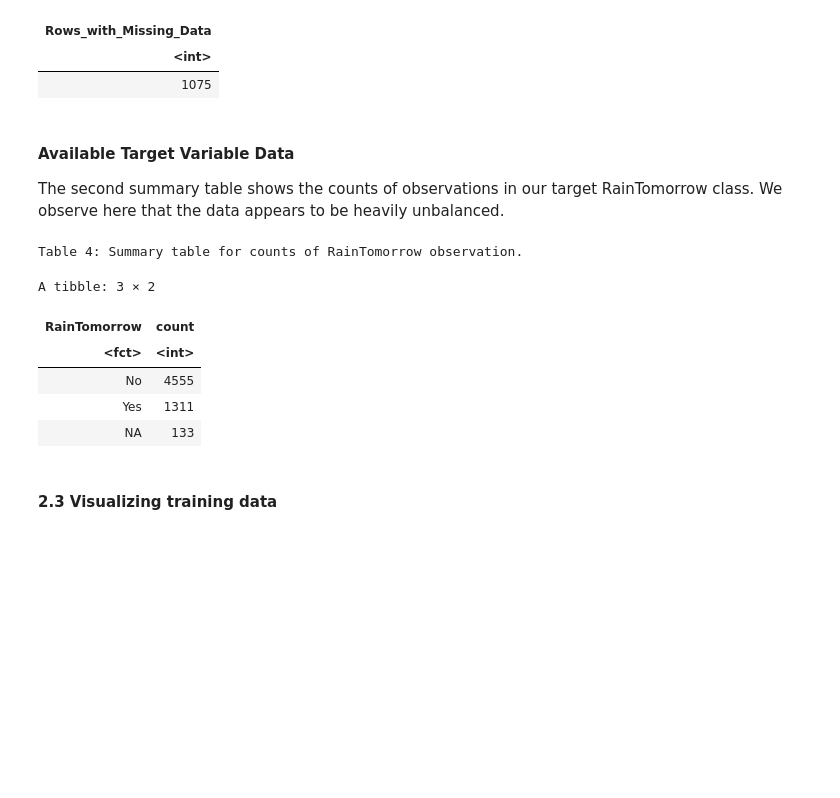
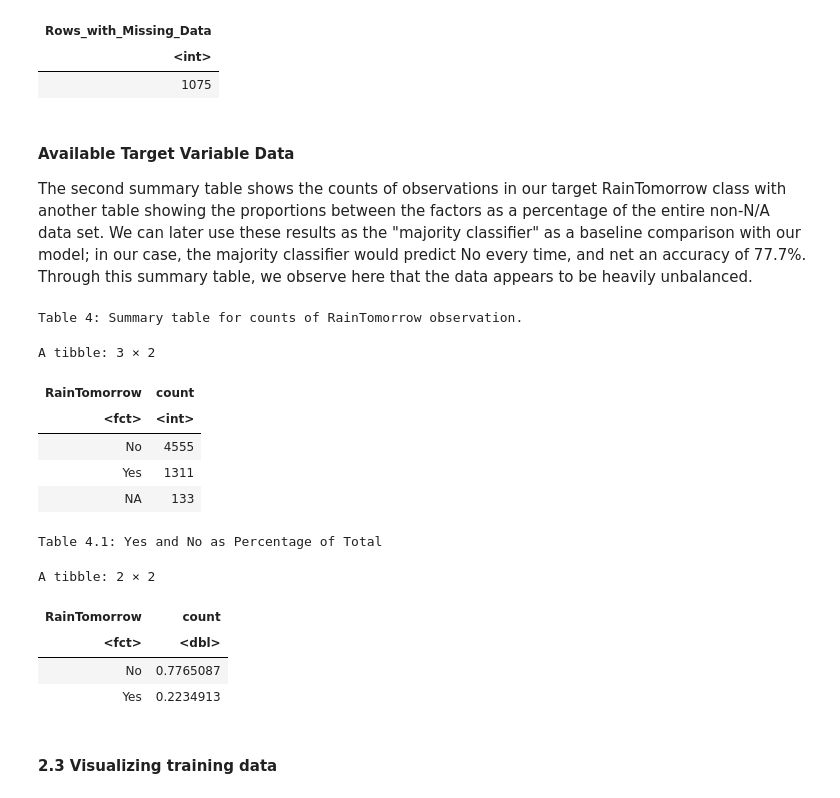
Before and after one commit to tqmemon/australia-rainfall-prediction, a Jupyter notebook: GroupReport.ipynb, the cells around one changed output. Drawn from its saved outputs; the diff is of its cells as text; code cells hidden in the pictures; blank space fills up the shorter version.

```diff
--- a/GroupReport.ipynb
+++ b/GroupReport.ipynb
@@ -179,24 +166,36 @@ A tibble: 1 × 1
 | 1075 |
 # %% [markdown]
 #### Available Target Variable Data
-The second summary table shows the counts of observations in our target RainTomorrow class. We observe here that the data appears to be heavily unbalanced.
+The second summary table shows the counts of observations in our target RainTomorrow class with another table showing the proportions between the factors as a percentage of the entire non-N/A data set. We can later use these results as the "majority classifier" as a baseline comparison with our model; in our case, the majority classifier would predict No every time, and net an accuracy of 77.7%. Through this summary table, we observe here that the data appears to be heavily unbalanced.
 # %%
 # Summary table for counts of RainTomorrow observation
 
 summary_num_obs<-weather_train|>
   group_by(RainTomorrow)|>
   summarize(count=n())
 
 cat("Table 4: Summary table for counts of RainTomorrow observation.")
 summary_num_obs
+
+cat("Table 4.1: Yes and No as Percentage of Total")
+ratio_table <- summary_num_obs |>
+                filter(!is.na(RainTomorrow)) |>
+                mutate(count=count/sum(count))
+ratio_table
 # %% [output]
 Table 4: Summary table for counts of RainTomorrow observation.
 A tibble: 3 × 2
 | RainTomorrow | count |
 | <fct> | <int> |
 | No | 4555 |
 | Yes | 1311 |
 | NA | 133 |
+Table 4.1: Yes and No as Percentage of Total
+A tibble: 2 × 2
+| RainTomorrow | count |
+| <fct> | <dbl> |
+| No | 0.7765087 |
+| Yes | 0.2234913 |
 # %% [markdown]
 #### 2.3 Visualizing training data
 # %% [markdown]
```
Also changed, not shown: parts of 5 cells of this notebook.
